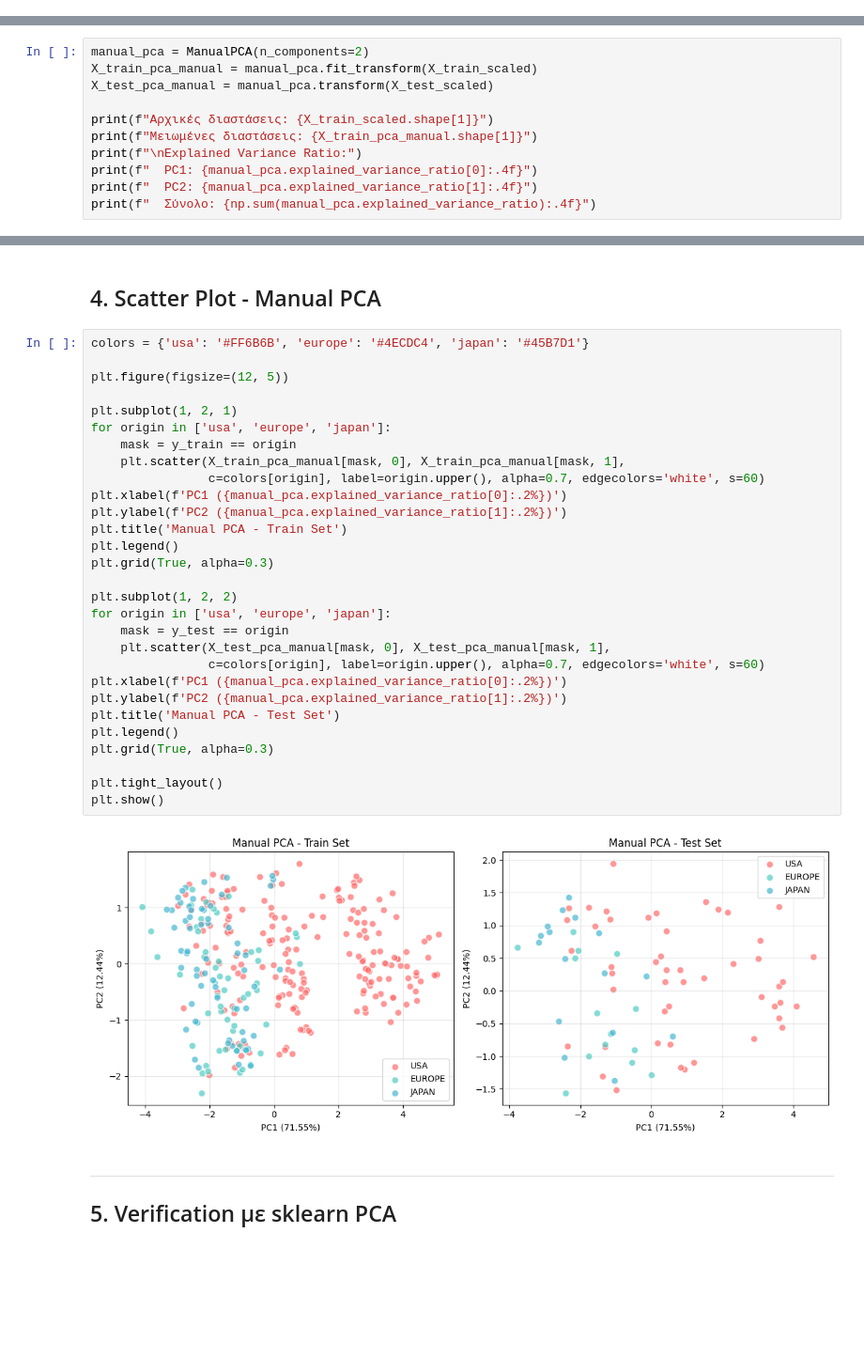
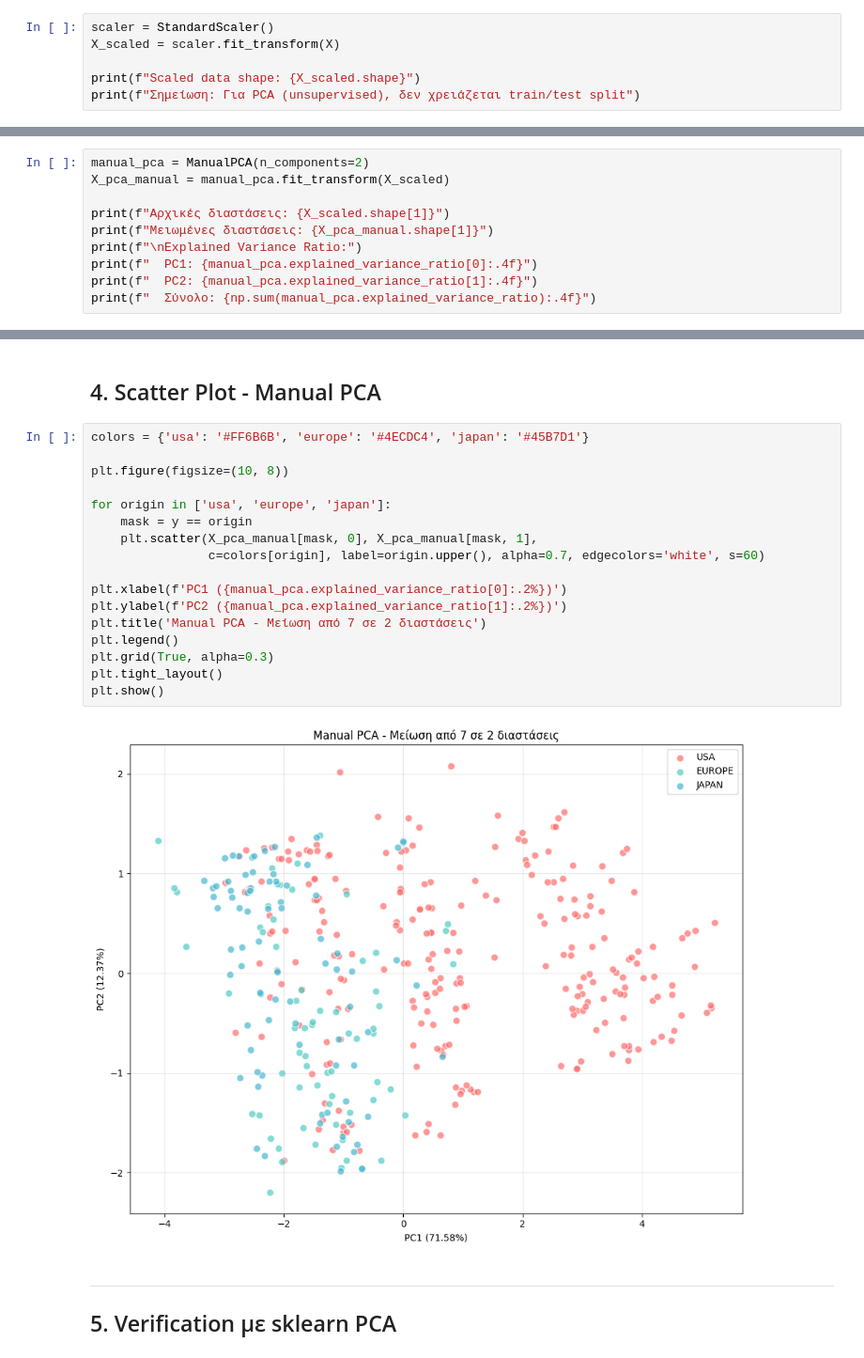
Before and after one commit to dgodolias/auto-mpg-classification-analysis, a Jupyter notebook: notebooks/1_PCA.ipynb, the cells around one changed output, grey strips where cells are left out. Shown at 94% size. Drawn from its saved outputs; the diff is of its cells as text; blank space fills up the shorter version.

```diff
--- a/notebooks/1_PCA.ipynb
+++ b/notebooks/1_PCA.ipynb
@@ -57,0 +48,6 @@ Train: (313, 7), Test: (79, 7)
+# %%
+scaler = StandardScaler()
+X_scaled = scaler.fit_transform(X)
+
+print(f"Scaled data shape: {X_scaled.shape}")
+print(f"Σημείωση: Για PCA (unsupervised), δεν χρειάζεται train/test split")
@@ -120,11 +119,10 @@ class ManualPCA:
         return self.transform(X)
 # %%
 manual_pca = ManualPCA(n_components=2)
-X_train_pca_manual = manual_pca.fit_transform(X_train_scaled)
-X_test_pca_manual = manual_pca.transform(X_test_scaled)
+X_pca_manual = manual_pca.fit_transform(X_scaled)
 
-print(f"Αρχικές διαστάσεις: {X_train_scaled.shape[1]}")
-print(f"Μειωμένες διαστάσεις: {X_train_pca_manual.shape[1]}")
+print(f"Αρχικές διαστάσεις: {X_scaled.shape[1]}")
+print(f"Μειωμένες διαστάσεις: {X_pca_manual.shape[1]}")
 print(f"\nExplained Variance Ratio:")
 print(f"  PC1: {manual_pca.explained_variance_ratio[0]:.4f}")
 print(f"  PC2: {manual_pca.explained_variance_ratio[1]:.4f}")
@@ -142,34 +140,22 @@ Explained Variance Ratio:
 # %%
 colors = {'usa': '#FF6B6B', 'europe': '#4ECDC4', 'japan': '#45B7D1'}
 
-plt.figure(figsize=(12, 5))
+plt.figure(figsize=(10, 8))
 
-plt.subplot(1, 2, 1)
 for origin in ['usa', 'europe', 'japan']:
-    mask = y_train == origin
-    plt.scatter(X_train_pca_manual[mask, 0], X_train_pca_manual[mask, 1],
+    mask = y == origin
+    plt.scatter(X_pca_manual[mask, 0], X_pca_manual[mask, 1],
                 c=colors[origin], label=origin.upper(), alpha=0.7, edgecolors='white', s=60)
+
 plt.xlabel(f'PC1 ({manual_pca.explained_variance_ratio[0]:.2%})')
 plt.ylabel(f'PC2 ({manual_pca.explained_variance_ratio[1]:.2%})')
-plt.title('Manual PCA - Train Set')
+plt.title('Manual PCA - Μείωση από 7 σε 2 διαστάσεις')
 plt.legend()
 plt.grid(True, alpha=0.3)
-
-plt.subplot(1, 2, 2)
-for origin in ['usa', 'europe', 'japan']:
-    mask = y_test == origin
-    plt.scatter(X_test_pca_manual[mask, 0], X_test_pca_manual[mask, 1],
-                c=colors[origin], label=origin.upper(), alpha=0.7, edgecolors='white', s=60)
-plt.xlabel(f'PC1 ({manual_pca.explained_variance_ratio[0]:.2%})')
-plt.ylabel(f'PC2 ({manual_pca.explained_variance_ratio[1]:.2%})')
-plt.title('Manual PCA - Test Set')
-plt.legend()
-plt.grid(True, alpha=0.3)
-
 plt.tight_layout()
 plt.show()
 # %% [output]
-[figure, old version]
+[figure, new version]
 # %% [markdown]
 ---
 
```
Also changed, not shown: parts of 6 cells of this notebook, 3 other files.
